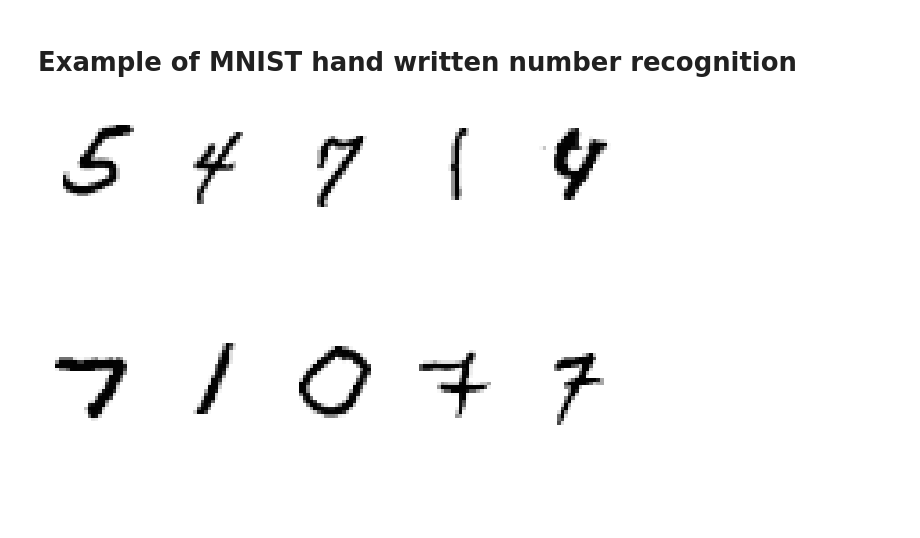
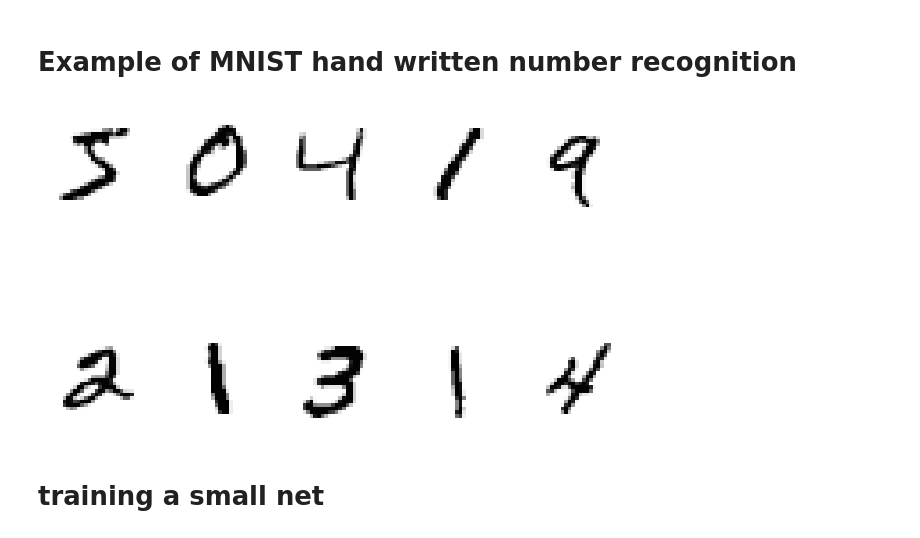
Before and after one commit to L-Richter/neuralnetworks, a Jupyter notebook: mnist.ipynb, the cells around one changed output. Saved outputs shown, nothing was run; the diff lists cells and outputs as text; code cells hidden in the pictures; blank space fills up the shorter version.

```diff
--- a/mnist.ipynb
+++ b/mnist.ipynb
@@ -13,14 +13,16 @@ sns.set_context('talk')
 # %%
 def show(image):
     sns.heatmap(np.reshape(image, [28,28]), cmap=mpl.cm.Greys, xticklabels=False, yticklabels=False, cbar=False, square=True)
-# %%
-for n in range(10):
-    plt.subplot(2, 5, n)
-    show(np.reshape(training_data[n][0], [28,28]))
-# %% [output]
-[figure, removed]
 # %%
 training_data, validation_data, test_data = mnist_loader.load_data_wrapper()
+# %%
+for n in range(10):
+    plt.subplot(2, 5, n + 1)
+    show(np.reshape(training_data[n][0], [28,28]))
+# %% [output]
+[figure, added]
+# %% [markdown]
+# training a small net
 # %%
 net = nw.Network([784, 30, 10])
 # %%
```
Also changed, not shown: parts of 14 cells of this notebook, 1 other file.
